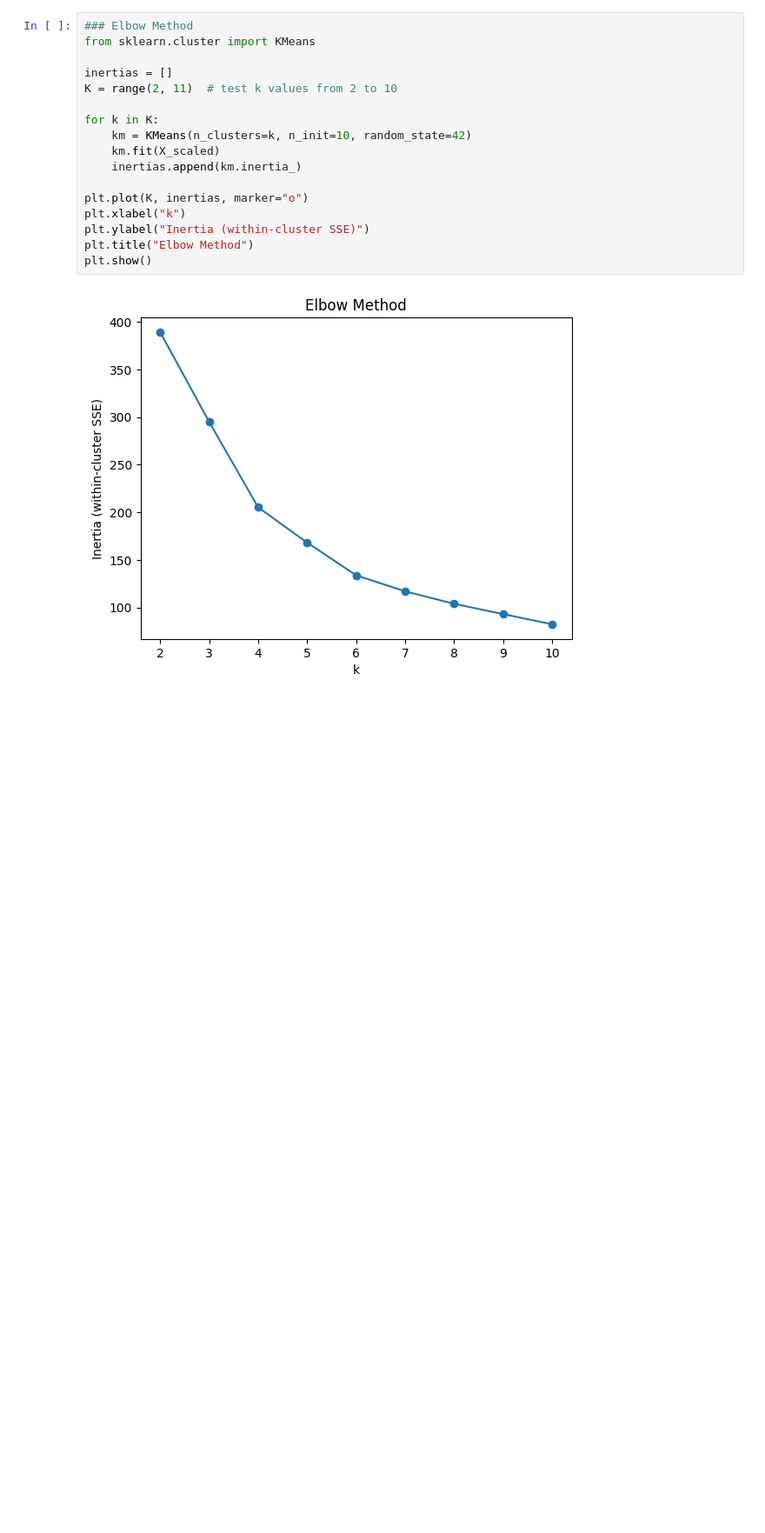
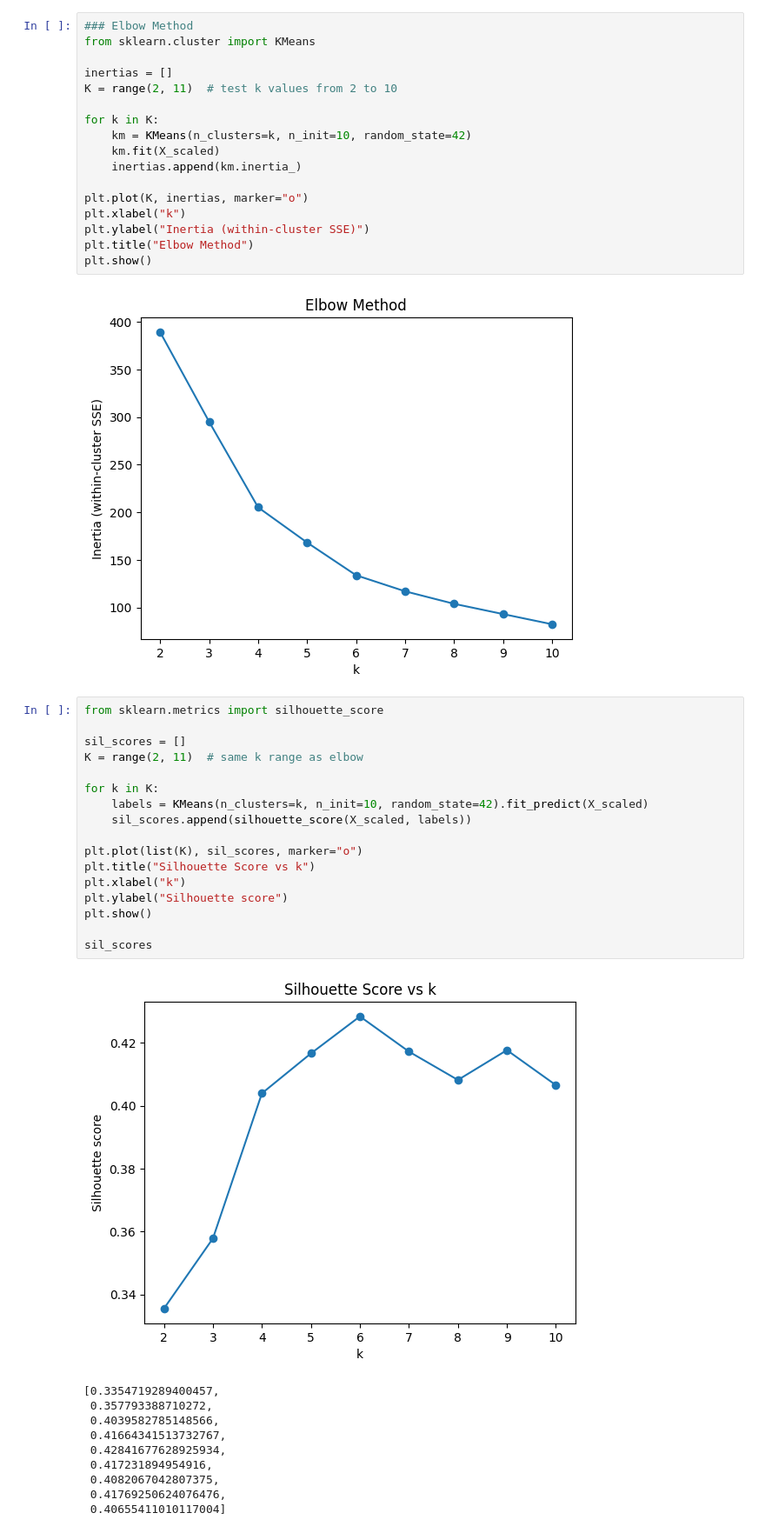
Before and after one commit to PriyankaaNigam/AI-Data-Unlocked, a Jupyter notebook: customer_segmentation/notebooks/mall_segmentation.ipynb, the cells around one changed output. Shown: that part at 87% size. Drawn from its saved outputs; the diff is of its cells as text; blank space fills up the shorter version.

Commit message:
Add Silhouette Score to validate optimal k

```diff
--- a/customer_segmentation/notebooks/mall_segmentation.ipynb
+++ b/customer_segmentation/notebooks/mall_segmentation.ipynb
@@ -213,3 +213,31 @@ plt.title("Elbow Method")
 plt.show()
 # %% [output]
 [figure]
+# %%
+from sklearn.metrics import silhouette_score
+
+sil_scores = []
+K = range(2, 11)  # same k range as elbow
+
+for k in K:
+    labels = KMeans(n_clusters=k, n_init=10, random_state=42).fit_predict(X_scaled)
+    sil_scores.append(silhouette_score(X_scaled, labels))
+
+plt.plot(list(K), sil_scores, marker="o")
+plt.title("Silhouette Score vs k")
+plt.xlabel("k")
+plt.ylabel("Silhouette score")
+plt.show()
+
+sil_scores
+# %% [output]
+[figure, added]
+[0.3354719289400457,
+ 0.357793388710272,
+ 0.4039582785148566,
+ 0.41664341513732767,
+ 0.42841677628925934,
+ 0.417231894954916,
+ 0.4082067042807375,
+ 0.41769250624076476,
+ 0.40655411010117004]
```
